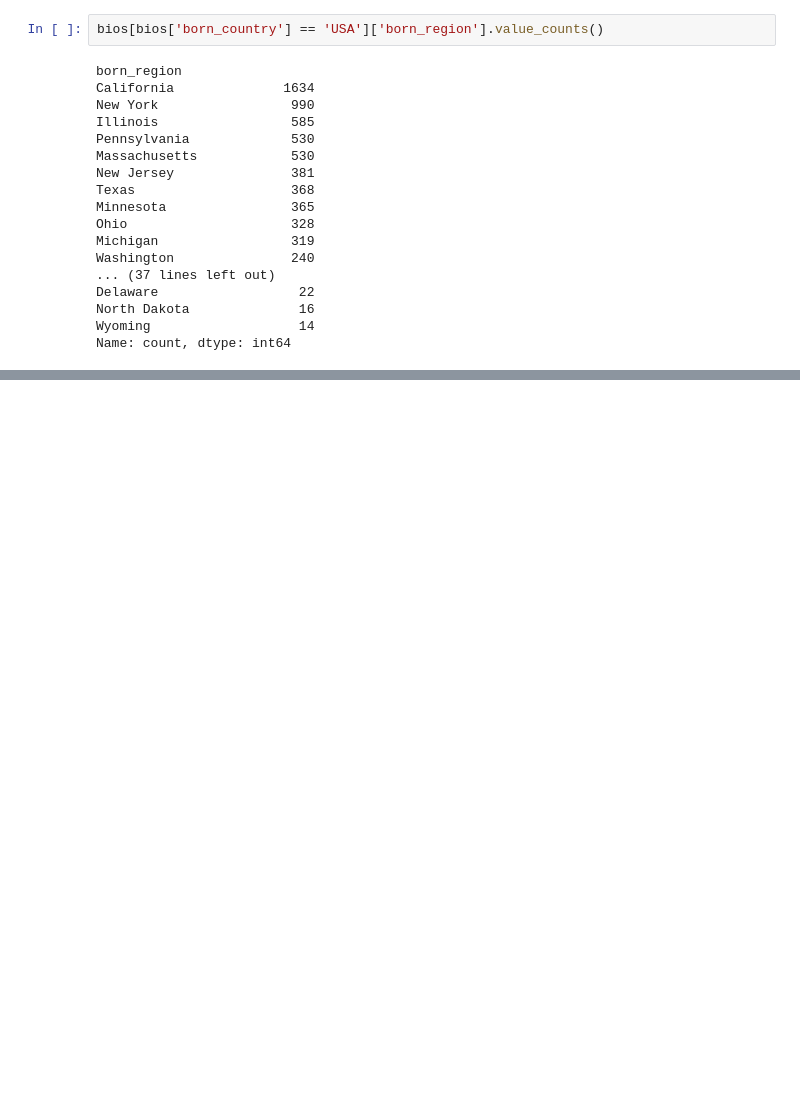
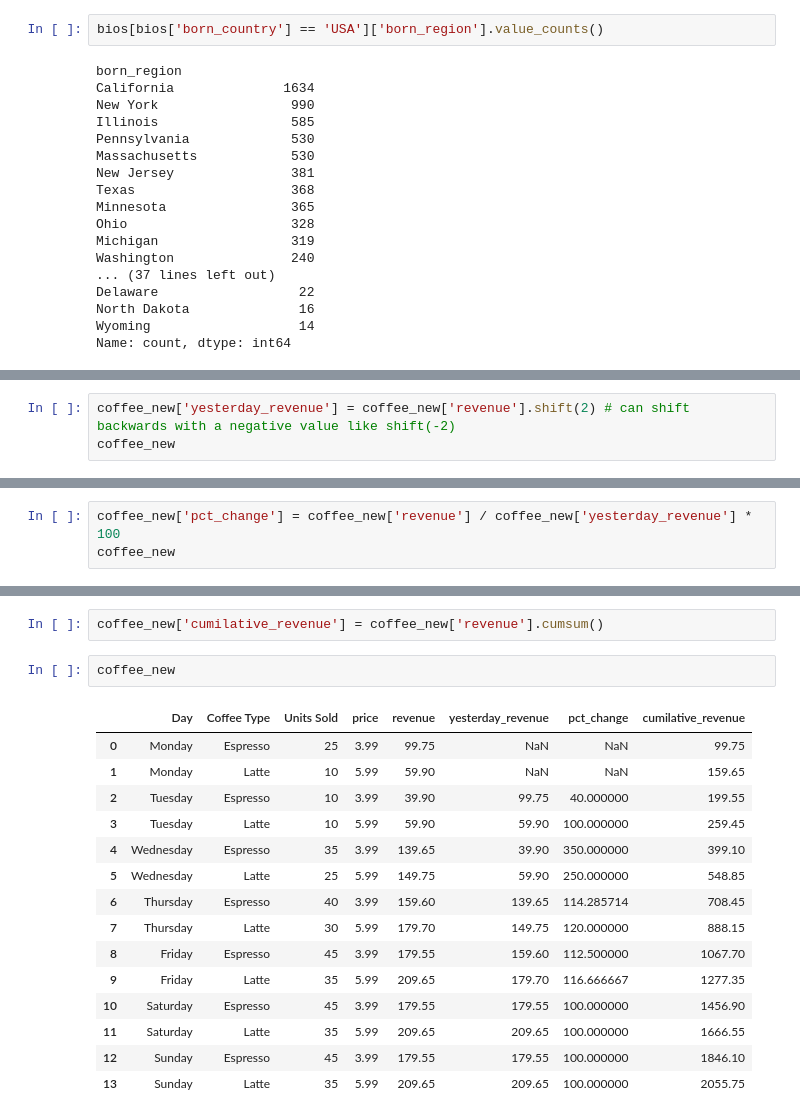
Before and after one commit to Z3R0TSU/Practice_2025, a Jupyter notebook: Pandas/pandas.ipynb, the cells around one changed output, grey strips where cells are left out. Drawn from its saved outputs; the diff is of its cells as text; blank space fills up the shorter version.

```diff
--- a/Pandas/pandas.ipynb
+++ b/Pandas/pandas.ipynb
@@ -837,0 +942,3 @@ Name: count, dtype: int64
+# %%
+coffee_new['yesterday_revenue'] = coffee_new['revenue'].shift(2) # can shift backwards with a negative value like shift(-2)
+coffee_new
@@ -837,0 +961,3 @@ Name: count, dtype: int64
+# %%
+coffee_new['pct_change'] = coffee_new['revenue'] / coffee_new['yesterday_revenue'] * 100
+coffee_new
@@ -837,0 +998,20 @@ Name: count, dtype: int64
+# %%
+coffee_new['cumilative_revenue'] = coffee_new['revenue'].cumsum()
+# %%
+coffee_new
+# %% [output]
+|  | Day | Coffee Type | Units Sold | price | revenue | yesterday_revenue | pct_change | cumilative_revenue |
+| 0 | Monday | Espresso | 25 | 3.99 | 99.75 | NaN | NaN | 99.75 |
+| 1 | Monday | Latte | 10 | 5.99 | 59.90 | NaN | NaN | 159.65 |
+| 2 | Tuesday | Espresso | 10 | 3.99 | 39.90 | 99.75 | 40.000000 | 199.55 |
+| 3 | Tuesday | Latte | 10 | 5.99 | 59.90 | 59.90 | 100.000000 | 259.45 |
+| 4 | Wednesday | Espresso | 35 | 3.99 | 139.65 | 39.90 | 350.000000 | 399.10 |
+| 5 | Wednesday | Latte | 25 | 5.99 | 149.75 | 59.90 | 250.000000 | 548.85 |
+| 6 | Thursday | Espresso | 40 | 3.99 | 159.60 | 139.65 | 114.285714 | 708.45 |
+| 7 | Thursday | Latte | 30 | 5.99 | 179.70 | 149.75 | 120.000000 | 888.15 |
+| 8 | Friday | Espresso | 45 | 3.99 | 179.55 | 159.60 | 112.500000 | 1067.70 |
+| 9 | Friday | Latte | 35 | 5.99 | 209.65 | 179.70 | 116.666667 | 1277.35 |
+| 10 | Saturday | Espresso | 45 | 3.99 | 179.55 | 179.55 | 100.000000 | 1456.90 |
+| 11 | Saturday | Latte | 35 | 5.99 | 209.65 | 209.65 | 100.000000 | 1666.55 |
+| 12 | Sunday | Espresso | 45 | 3.99 | 179.55 | 179.55 | 100.000000 | 1846.10 |
+| 13 | Sunday | Latte | 35 | 5.99 | 209.65 | 209.65 | 100.000000 | 2055.75 |
```
Also changed, not shown: parts of 24 cells of this notebook.
